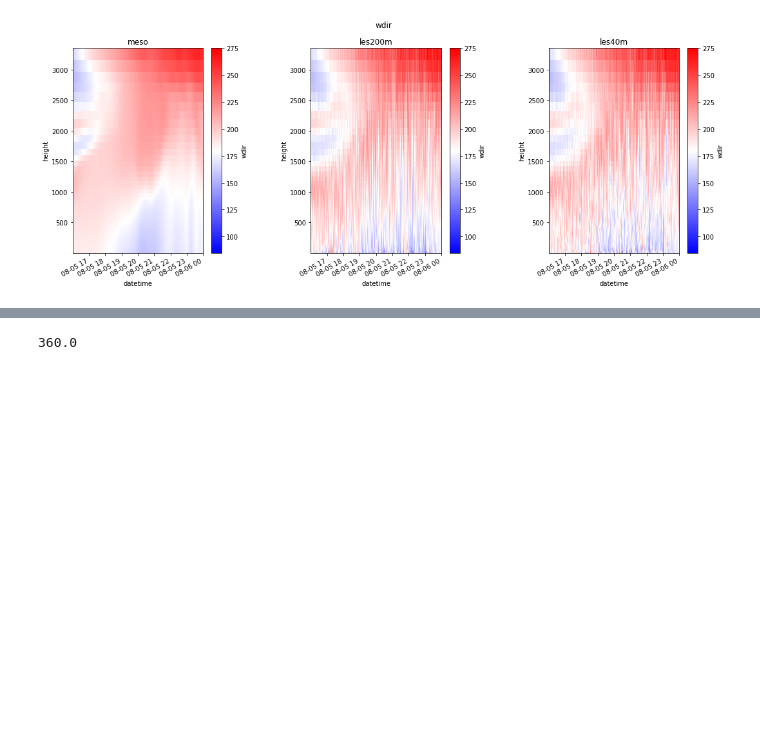
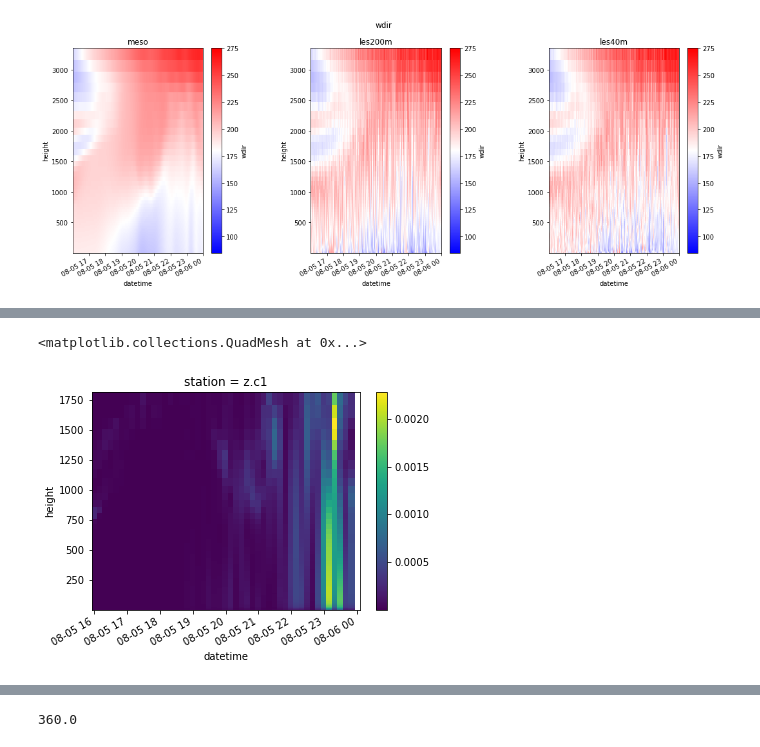
Before and after one commit to joejoeyjoseph/mmc-pnnl-j3, a Jupyter notebook: sgp/eagle/04b_th_contour.ipynb, the cells around one changed output, grey strips where cells are left out. Drawn from its saved outputs; the diff is of its cells as text; code cells hidden in the pictures; blank space fills up the shorter version.

```diff
--- a/sgp/eagle/04b_th_contour.ipynb
+++ b/sgp/eagle/04b_th_contour.ipynb
@@ -197,0 +229,9 @@ plt.show()
+# %%
+prime_tke = ((wrf_meso_ds['u_prime']**2).resample(datetime='10Min').mean()\
++(wrf_meso_ds['v_prime']**2).resample(datetime='10Min').mean()\
++(wrf_meso_ds['w_prime']**2).resample(datetime='10Min').mean())/2
+# %%
+prime_tke.T.plot()
+# %% [output]
+<matplotlib.collections.QuadMesh at 0x...>
+[figure, added]
```
Also changed, not shown: parts of 12 cells of this notebook.
